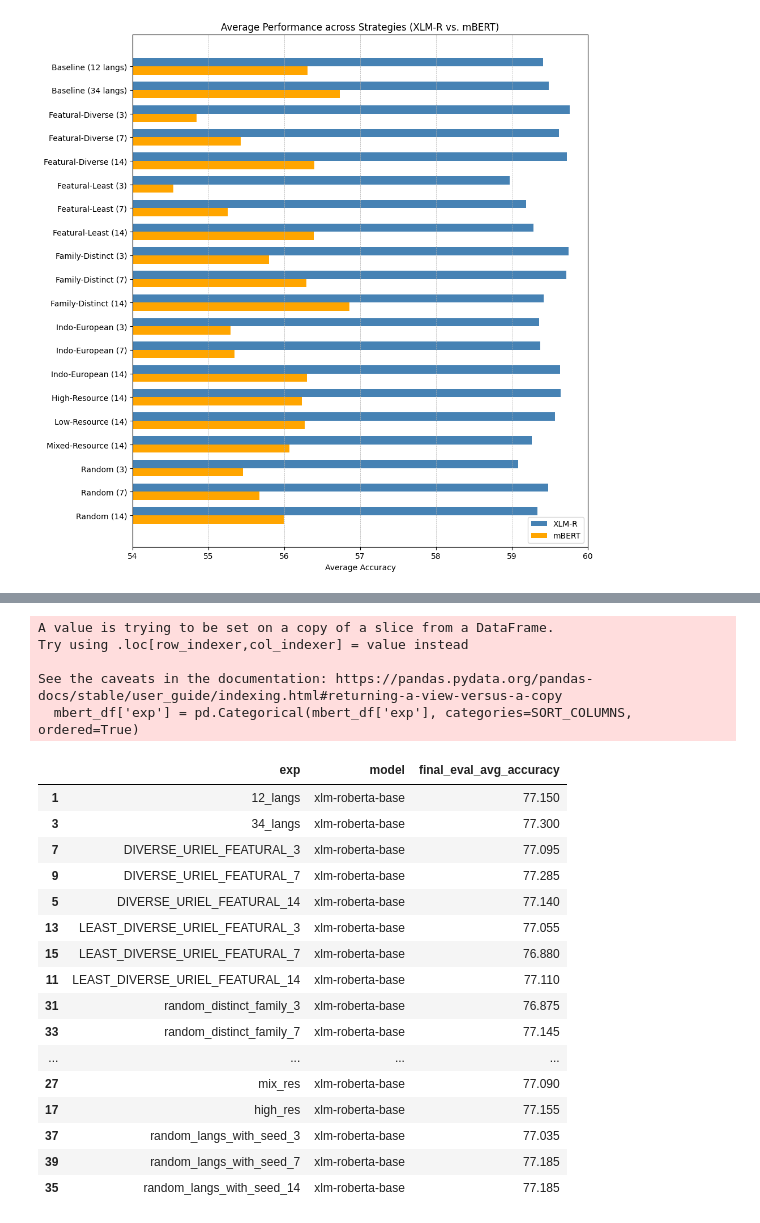
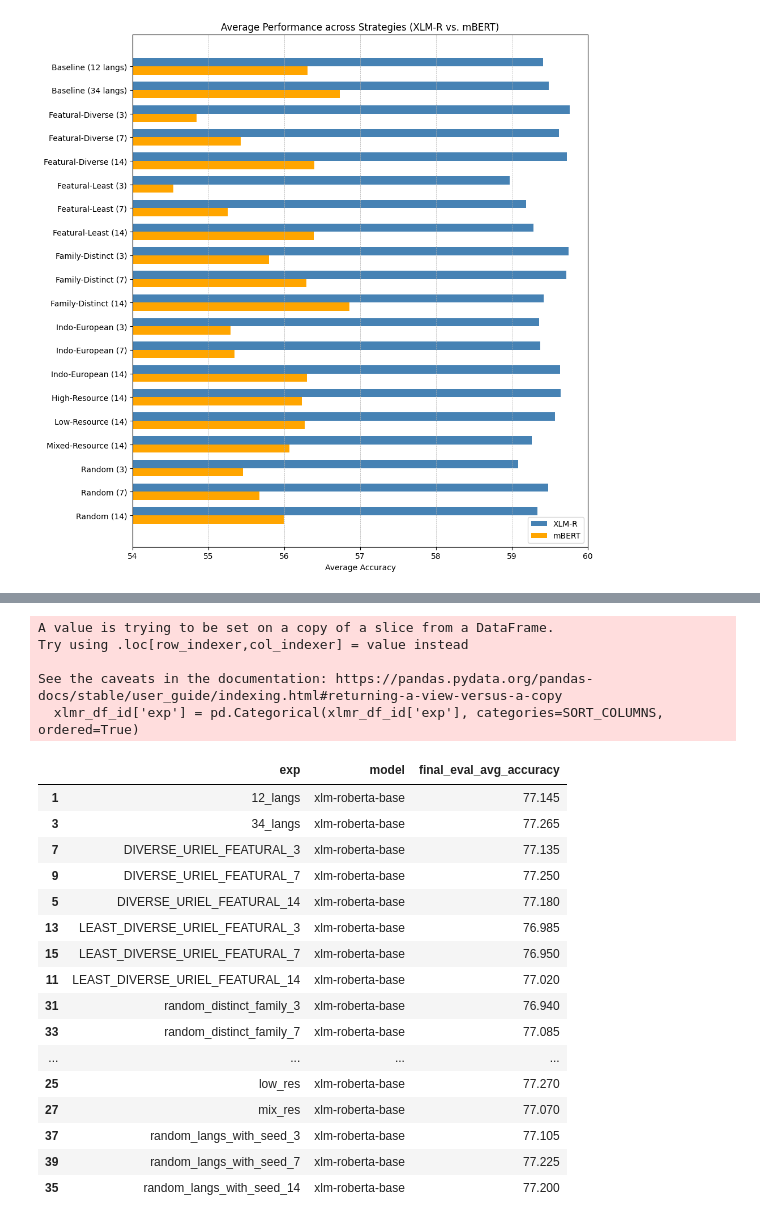
Before and after one commit to felixgaschi/multilingual-alignment-and-transfer, a Jupyter notebook: data/reader.ipynb, the cells around one changed output, grey strips where cells are left out. Cells and saved outputs as stored; diff of their text form; code cells hidden in the pictures.

```diff
--- a/data/reader.ipynb
+++ b/data/reader.ipynb
@@ -445,28 +481,28 @@ grouped_df = merged_df.groupby(['exp', 'model'])['final_eval_avg_accuracy'].mean
 # %%
-mbert_df = grouped_df[grouped_df['model'] == 'xlm-roberta-base']
-mbert_df['exp'] = pd.Categorical(mbert_df['exp'], categories=SORT_COLUMNS, ordered=True)
-mbert_df = mbert_df.sort_values('exp')  # This line actually performs the sorting
-mbert_df
+xlmr_df_id = grouped_df[grouped_df['model'] == 'xlm-roberta-base']
+xlmr_df_id['exp'] = pd.Categorical(xlmr_df_id['exp'], categories=SORT_COLUMNS, ordered=True)
+xlmr_df_id = xlmr_df_id.sort_values('exp')  # This line actually performs the sorting
+xlmr_df_id
 # %% [output]
 A value is trying to be set on a copy of a slice from a DataFrame.
 Try using .loc[row_indexer,col_indexer] = value instead
 
 See the caveats in the documentation: https://pandas.pydata.org/pandas-docs/stable/user_guide/indexing.html#returning-a-view-versus-a-copy
-  mbert_df['exp'] = pd.Categorical(mbert_df['exp'], categories=SORT_COLUMNS, ordered=True)
+  xlmr_df_id['exp'] = pd.Categorical(xlmr_df_id['exp'], categories=SORT_COLUMNS, ordered=True)
 |  | exp | model | final_eval_avg_accuracy |
-| 1 | 12_langs | xlm-roberta-base | 77.150 |
-| 3 | 34_langs | xlm-roberta-base | 77.300 |
-| 7 | DIVERSE_URIEL_FEATURAL_3 | xlm-roberta-base | 77.095 |
-| 9 | DIVERSE_URIEL_FEATURAL_7 | xlm-roberta-base | 77.285 |
-| 5 | DIVERSE_URIEL_FEATURAL_14 | xlm-roberta-base | 77.140 |
-| 13 | LEAST_DIVERSE_URIEL_FEATURAL_3 | xlm-roberta-base | 77.055 |
-| 15 | LEAST_DIVERSE_URIEL_FEATURAL_7 | xlm-roberta-base | 76.880 |
-| 11 | LEAST_DIVERSE_URIEL_FEATURAL_14 | xlm-roberta-base | 77.110 |
-| 31 | random_distinct_family_3 | xlm-roberta-base | 76.875 |
-| 33 | random_distinct_family_7 | xlm-roberta-base | 77.145 |
+| 1 | 12_langs | xlm-roberta-base | 77.145 |
+| 3 | 34_langs | xlm-roberta-base | 77.265 |
+| 7 | DIVERSE_URIEL_FEATURAL_3 | xlm-roberta-base | 77.135 |
+| 9 | DIVERSE_URIEL_FEATURAL_7 | xlm-roberta-base | 77.250 |
+| 5 | DIVERSE_URIEL_FEATURAL_14 | xlm-roberta-base | 77.180 |
+| 13 | LEAST_DIVERSE_URIEL_FEATURAL_3 | xlm-roberta-base | 76.985 |
+| 15 | LEAST_DIVERSE_URIEL_FEATURAL_7 | xlm-roberta-base | 76.950 |
+| 11 | LEAST_DIVERSE_URIEL_FEATURAL_14 | xlm-roberta-base | 77.020 |
+| 31 | random_distinct_family_3 | xlm-roberta-base | 76.940 |
+| 33 | random_distinct_family_7 | xlm-roberta-base | 77.085 |
 | ... | ... | ... | ... |
-| 27 | mix_res | xlm-roberta-base | 77.090 |
-| 17 | high_res | xlm-roberta-base | 77.155 |
-| 37 | random_langs_with_seed_3 | xlm-roberta-base | 77.035 |
-| 39 | random_langs_with_seed_7 | xlm-roberta-base | 77.185 |
-| 35 | random_langs_with_seed_14 | xlm-roberta-base | 77.185 |
+| 25 | low_res | xlm-roberta-base | 77.270 |
+| 27 | mix_res | xlm-roberta-base | 77.070 |
+| 37 | random_langs_with_seed_3 | xlm-roberta-base | 77.105 |
+| 39 | random_langs_with_seed_7 | xlm-roberta-base | 77.225 |
+| 35 | random_langs_with_seed_14 | xlm-roberta-base | 77.200 |
```
Also changed, not shown: parts of 19 cells of this notebook.
